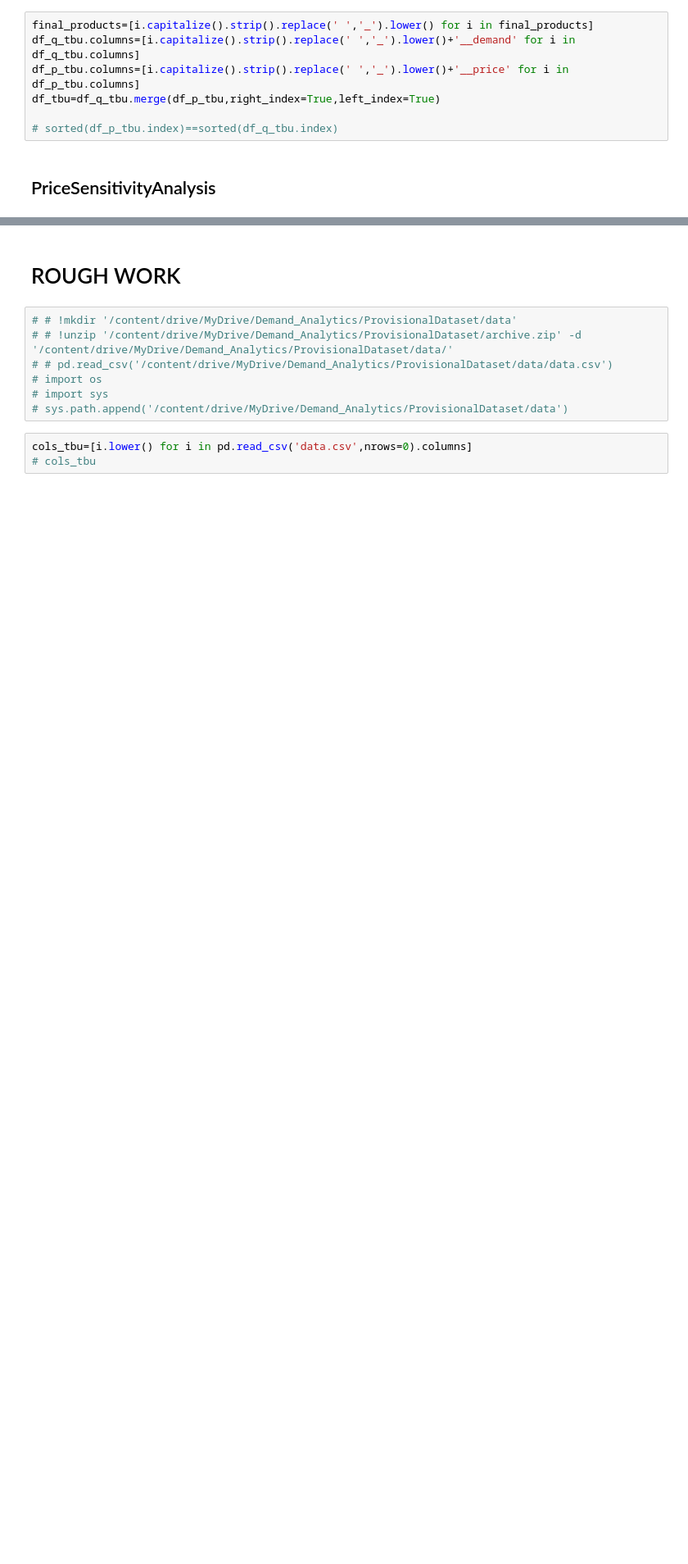
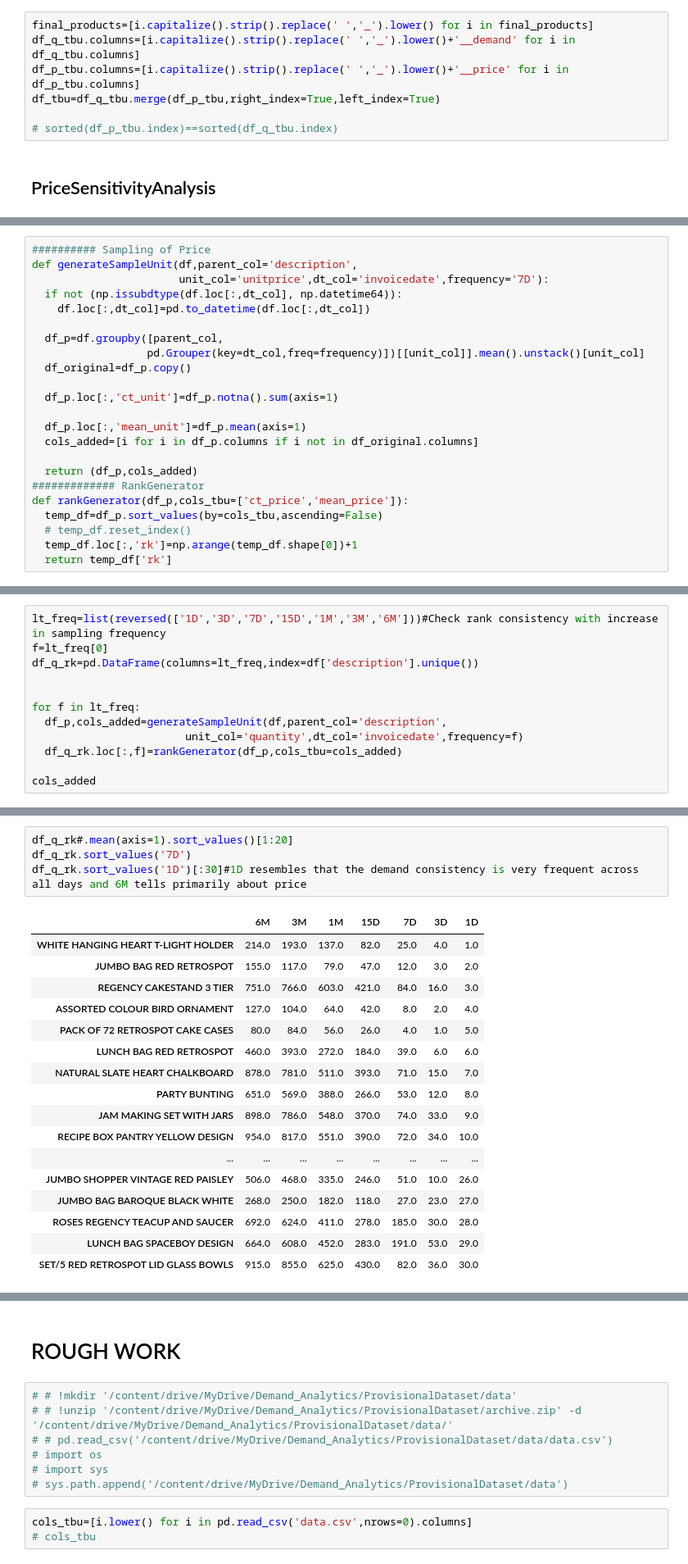
Before and after one commit to squareitall/Supply_Chain_Analytics, a Jupyter notebook: RetailPriceData.ipynb, the cells around one changed output, grey strips where cells are left out. Shown at 82% size. Drawn from its saved outputs; the diff is of its cells as text; blank space fills up the shorter version.

```diff
--- a/RetailPriceData.ipynb
+++ b/RetailPriceData.ipynb
@@ -153,0 +189,23 @@ df_priceSensitivity.T.apply(lambda x: (x>np.quantile(x,q=0.75)) & x>0
+# %%
+########## Sampling of Price
+def generateSampleUnit(df,parent_col='description',
+                       unit_col='unitprice',dt_col='invoicedate',frequency='7D'):
+  if not (np.issubdtype(df.loc[:,dt_col], np.datetime64)):
+    df.loc[:,dt_col]=pd.to_datetime(df.loc[:,dt_col])
+
+  df_p=df.groupby([parent_col,
+                  pd.Grouper(key=dt_col,freq=frequency)])[[unit_col]].mean().unstack()[unit_col]
+  df_original=df_p.copy()
+
+  df_p.loc[:,'ct_unit']=df_p.notna().sum(axis=1)
+
+  df_p.loc[:,'mean_unit']=df_p.mean(axis=1)
+  cols_added=[i for i in df_p.columns if i not in df_original.columns]
+
+  return (df_p,cols_added)
+############# RankGenerator
+def rankGenerator(df_p,cols_tbu=['ct_price','mean_price']):
+  temp_df=df_p.sort_values(by=cols_tbu,ascending=False)
+  # temp_df.reset_index()
+  temp_df.loc[:,'rk']=np.arange(temp_df.shape[0])+1
+  return temp_df['rk']
@@ -153,0 +214,12 @@ df_priceSensitivity.T.apply(lambda x: (x>np.quantile(x,q=0.75)) & x>0
+# %%
+lt_freq=list(reversed(['1D','3D','7D','15D','1M','3M','6M']))#Check rank consistency with increase in sampling frequency
+f=lt_freq[0]
+df_q_rk=pd.DataFrame(columns=lt_freq,index=df['description'].unique())
+
+
+for f in lt_freq:
+  df_p,cols_added=generateSampleUnit(df,parent_col='description',
+                        unit_col='quantity',dt_col='invoicedate',frequency=f)
+  df_q_rk.loc[:,f]=rankGenerator(df_p,cols_tbu=cols_added)
+
+cols_added
@@ -153,0 +228,22 @@ df_priceSensitivity.T.apply(lambda x: (x>np.quantile(x,q=0.75)) & x>0
+# %%
+df_q_rk#.mean(axis=1).sort_values()[1:20]
+df_q_rk.sort_values('7D')
+df_q_rk.sort_values('1D')[:30]#1D resembles that the demand consistency is very frequent across all days and 6M tells primarily about price
+# %% [output]
+|  | 6M | 3M | 1M | 15D | 7D | 3D | 1D |
+| WHITE HANGING HEART T-LIGHT HOLDER | 214.0 | 193.0 | 137.0 | 82.0 | 25.0 | 4.0 | 1.0 |
+| JUMBO BAG RED RETROSPOT | 155.0 | 117.0 | 79.0 | 47.0 | 12.0 | 3.0 | 2.0 |
+| REGENCY CAKESTAND 3 TIER | 751.0 | 766.0 | 603.0 | 421.0 | 84.0 | 16.0 | 3.0 |
+| ASSORTED COLOUR BIRD ORNAMENT | 127.0 | 104.0 | 64.0 | 42.0 | 8.0 | 2.0 | 4.0 |
+| PACK OF 72 RETROSPOT CAKE CASES | 80.0 | 84.0 | 56.0 | 26.0 | 4.0 | 1.0 | 5.0 |
+| LUNCH BAG RED RETROSPOT | 460.0 | 393.0 | 272.0 | 184.0 | 39.0 | 6.0 | 6.0 |
+| NATURAL SLATE HEART CHALKBOARD | 878.0 | 781.0 | 511.0 | 393.0 | 71.0 | 15.0 | 7.0 |
+| PARTY BUNTING | 651.0 | 569.0 | 388.0 | 266.0 | 53.0 | 12.0 | 8.0 |
+| JAM MAKING SET WITH JARS | 898.0 | 786.0 | 548.0 | 370.0 | 74.0 | 33.0 | 9.0 |
+| RECIPE BOX PANTRY YELLOW DESIGN | 954.0 | 817.0 | 551.0 | 390.0 | 72.0 | 34.0 | 10.0 |
+| ... | ... | ... | ... | ... | ... | ... | ... |
+| JUMBO SHOPPER VINTAGE RED PAISLEY | 506.0 | 468.0 | 335.0 | 246.0 | 51.0 | 10.0 | 26.0 |
+| JUMBO BAG BAROQUE BLACK WHITE | 268.0 | 250.0 | 182.0 | 118.0 | 27.0 | 23.0 | 27.0 |
+| ROSES REGENCY TEACUP AND SAUCER | 692.0 | 624.0 | 411.0 | 278.0 | 185.0 | 30.0 | 28.0 |
+| LUNCH BAG SPACEBOY DESIGN | 664.0 | 608.0 | 452.0 | 283.0 | 191.0 | 53.0 | 29.0 |
+| SET/5 RED RETROSPOT LID GLASS BOWLS | 915.0 | 855.0 | 625.0 | 430.0 | 82.0 | 36.0 | 30.0 |
```
Also changed, not shown: parts of 28 cells of this notebook.
